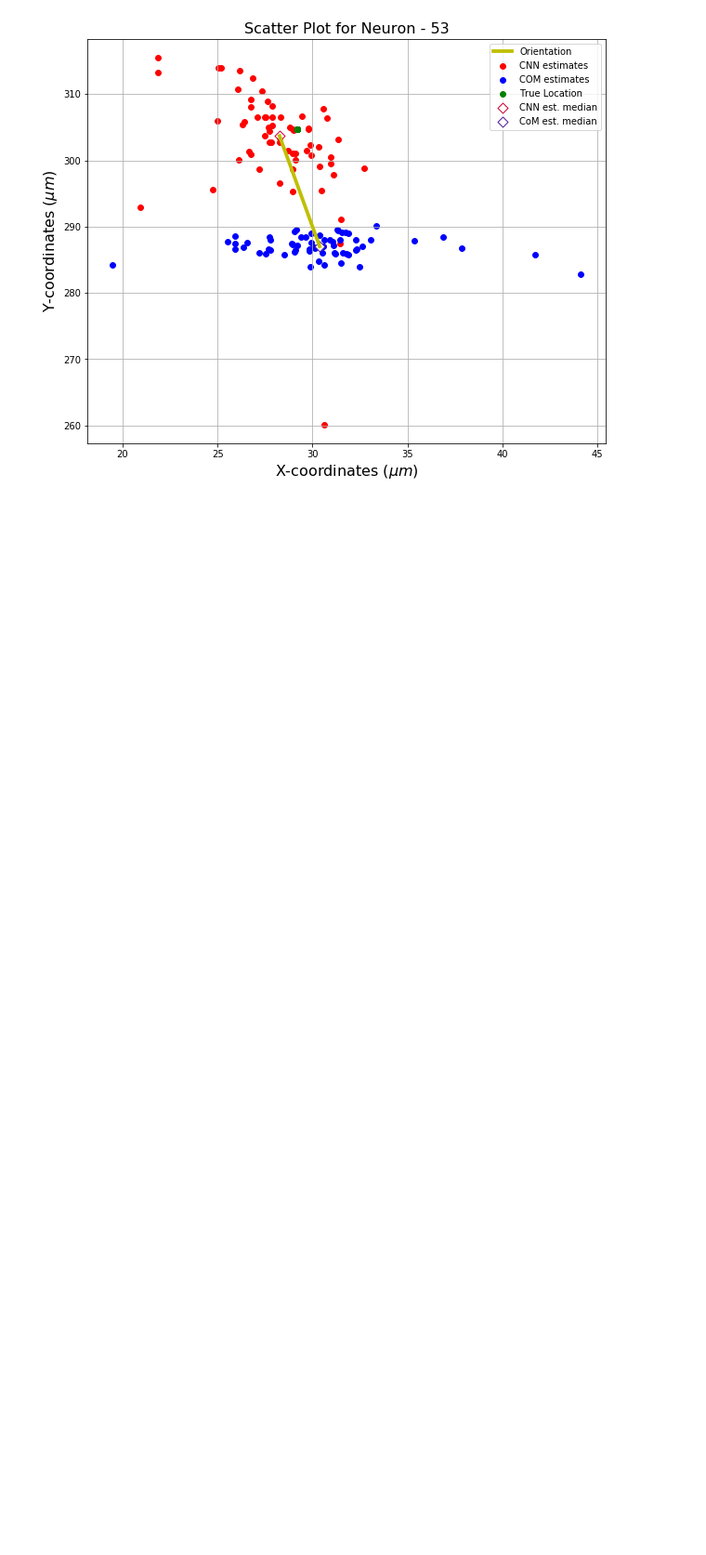
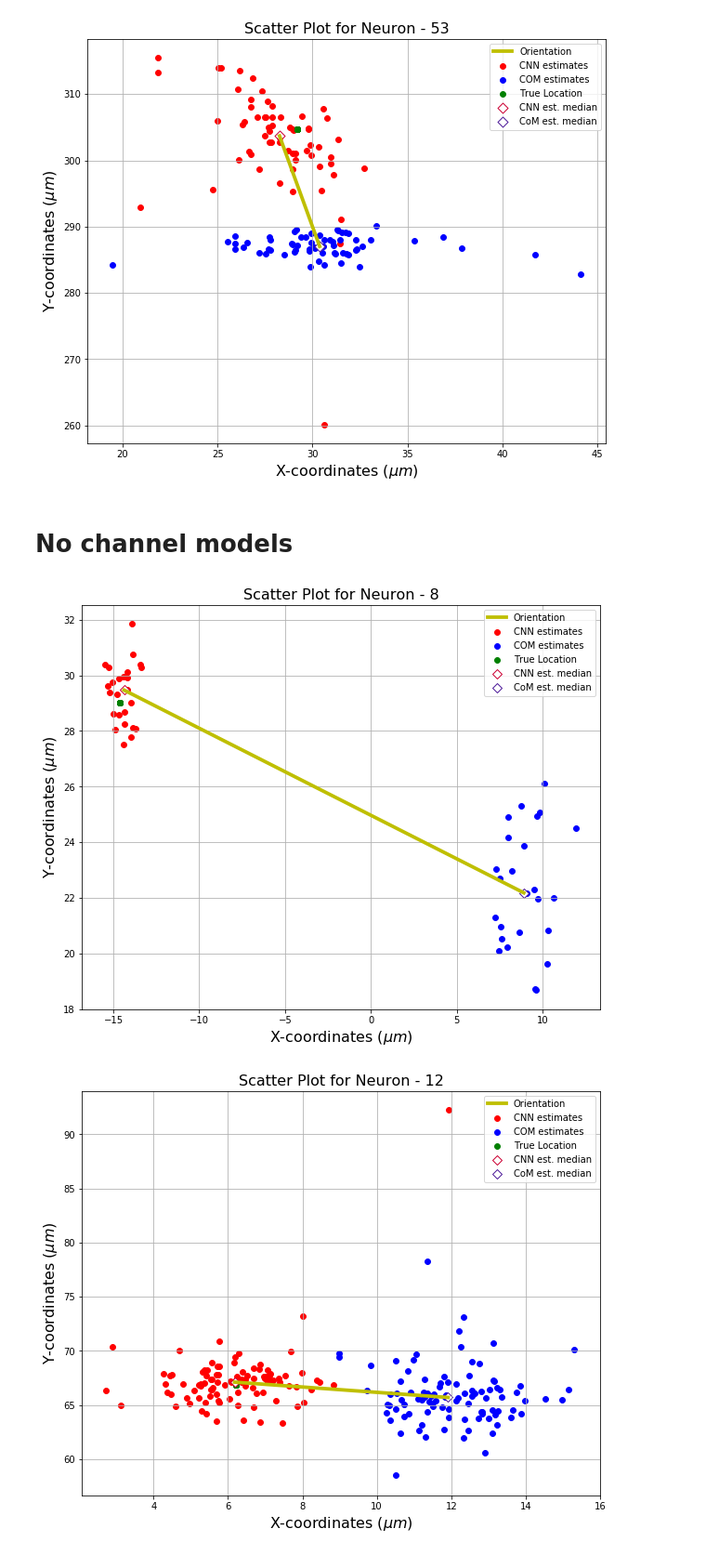
Before and after one commit to psambit9791/SpikeSort, a Jupyter notebook: Generating the Dataset for CNN.ipynb, the cells around one changed output. Shown: that part at 93% size. Cells and saved outputs as stored; diff of their text form; code cells hidden in the pictures; blank space fills up the shorter version.

Commit message:
Added Results for CNN with no channel inputs

```diff
--- a/Generating the Dataset for CNN.ipynb
+++ b/Generating the Dataset for CNN.ipynb
@@ -431,3 +431,5 @@ for looper in [8, 12, 27, 43, 28, 53]:
 [figure]
 [figure]
 [figure]
+# %% [markdown]
+# No channel models
@@ -433,0 +503,63 @@ for looper in [8, 12, 27, 43, 28, 53]:
+# %%
+#Executing the CNN
+
+x = np.zeros((len(list_times_ch_test), 54, 54))
+ch = np.zeros((len(list_times_ch_test), 1))
+loc = np.zeros((len(list_times_ch_test), 2))
+
+for i in range(len(list_times_ch_test)):
+        pointer = list_times_ch_test[i]
+        x[i, :, :] = image_data[pointer]
+        dim = x.shape[0]
+        ch[i, :] = np.array(pointer[1])
+x = torch.from_numpy(x).float()
+x = x.view(len(list_times_ch_test), -1, 54, 54)
+ch = torch.from_numpy(ch).float()
+#---------FORWARD------------#
+out = cnn_1.forward(x, dim, ch)
+out = torch.tensor(out).float()
+out = (out.data).cpu().numpy()
+# %%
+# remove the plt.plot lineif you do not want to see orientations
+for looper in [8, 12, 27, 43, 28, 53]:
+    cnn_loc = []
+    com_loc = []
+    true_loc = []
+
+    for i, val in enumerate(updated_neuron_channels[looper]):
+        for j, index in enumerate(list_times_ch_test):
+            if val == index:
+                com_loc.append(location[val])
+                cnn_loc.append(out[j])
+                true_loc.append(new_location[val])
+    cnn_loc = np.array(cnn_loc)
+    com_loc = np.array(com_loc)
+    true_loc = np.array(true_loc)
+    #print(cnn_loc)
+    #print(com_loc)
+
+    #print("True Location: ", true_loc[0, :])
+    #print("CNN: ", np.median(cnn_loc, axis=0), np.var(cnn_loc, axis=0))
+    #print("COM: ", np.median(com_loc, axis=0), np.var(com_loc, axis=0))
+    cnn_median = np.median(cnn_loc, axis=0)
+    com_median = np.median(com_loc, axis=0)
+
+    fig = plt.figure(figsize=(10,8))
+    plt.scatter(cnn_loc[:, 0], cnn_loc[:, 1], c = 'r', s=35, label='CNN estimates')
+    plt.scatter(com_loc[:, 0], com_loc[:, 1], c = 'b', s=35, label='COM estimates')
+    plt.scatter(true_loc[:, 0], true_loc[:, 1], c = 'g', s=35, label='True Location')
+    plt.scatter(cnn_median[0], cnn_median[1], facecolors='white', edgecolors=(0.8, 0, 0.2), s=50, marker="D", label='CNN est. median')
+    plt.scatter(com_median[0], com_median[1], facecolors='white', edgecolors=(0.3, 0.1, 0.6), s=50, marker="D", label='CoM est. median')
+    plt.plot([cnn_median[0], com_median[0]], [cnn_median[1], com_median[1]], 'y', label='Orientation',  linewidth=3.8)
+    plt.xlabel(u'X-coordinates (${\mu}m$)', fontsize=16)
+    plt.ylabel(u'Y-coordinates (${\mu}m$)', fontsize=16)
+    plt.legend()
+    plt.title('Scatter Plot for Neuron - '+str(looper), fontsize=16)
+    plt.grid()
+    plt.show()
+    #print(np.median(cnn_loc, axis=0), np.median(com_loc, axis=0))
+
+    #fig.savefig("neuron_loc_"+str(looper)+".png", bbox_inches='tight')
+# %% [output]
+[figure, added]
+[figure, added]
```
Also changed, not shown: parts of 7 cells of this notebook, 5 other files.
